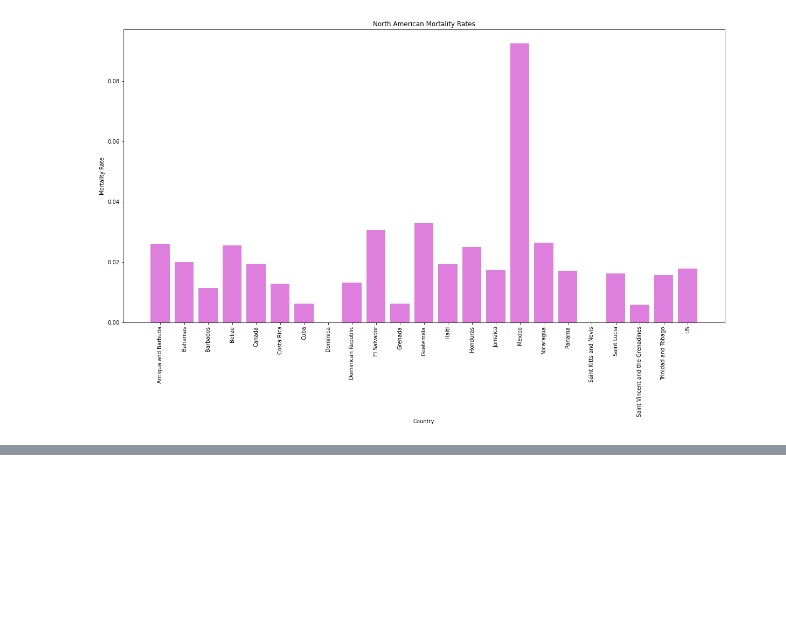
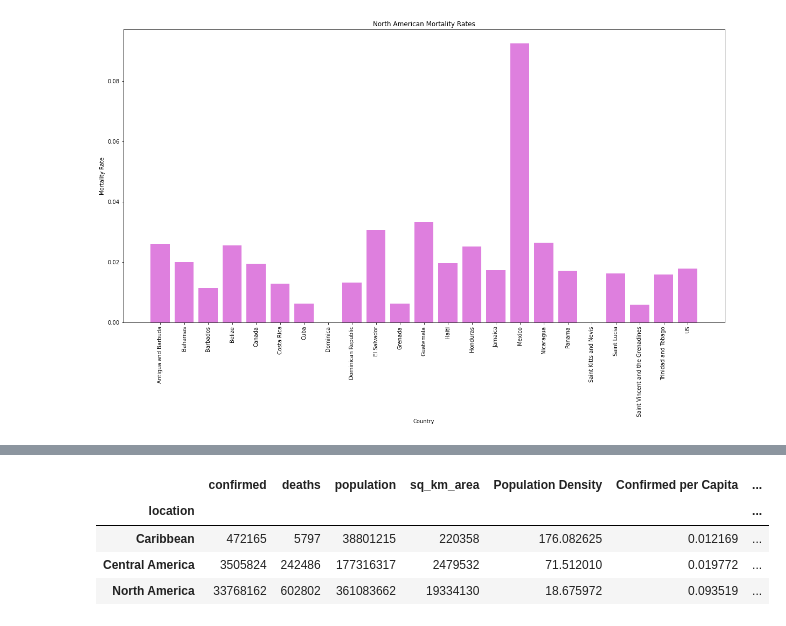
Before and after one commit to grantbot/Project-1, a Jupyter notebook: m-media-api-test.ipynb, the cells around one changed output, grey strips where cells are left out. Drawn from its saved outputs; the diff is of its cells as text; code cells hidden in the pictures; blank space fills up the shorter version.

```diff
--- a/m-media-api-test.ipynb
+++ b/m-media-api-test.ipynb
@@ -320 +327,11 @@ plt.show()
 [figure]
+# %%
+# Using GroupBy in order to separate the data into fields according to "location" values
+grouped_df = new_df.groupby(['location'])
+
+# The object returned is a "GroupBy" object and cannot be viewed normally...
+print(grouped_df)
+
+# In order to be visualized, a data function must be used...
+clean_group_df = grouped_df.sum()
+clean_group_df
@@ -320,0 +345,3 @@ plt.show()
+# %%
+clean_grouped_df = clean_group_df.drop(['life_expectancy'],axis=1)
+clean_grouped_df
@@ -321 +354,13 @@ plt.show()
+# %%
+clean_grouped_df['Population Density'] = clean_grouped_df['population'] / clean_grouped_df['sq_km_area']
+clean_grouped_df['Confirmed per Capita'] = clean_grouped_df['confirmed'] / clean_grouped_df['population']
+clean_grouped_df['Deaths per Capita'] = clean_grouped_df['deaths'] / clean_grouped_df['population']
+
+clean_grouped_df
+# %% [output]
+|  | confirmed | deaths | population | sq_km_area | Population Density | Confirmed per Capita | ... |
+| location |  |  |  |  |  |  | ... |
+| Caribbean | 472165 | 5797 | 38801215 | 220358 | 176.082625 | 0.012169 | ... |
+| Central America | 3505824 | 242486 | 177316317 | 2479532 | 71.512010 | 0.019772 | ... |
+| North America | 33768162 | 602802 | 361083662 | 19334130 | 18.675972 | 0.093519 | ... |
 # %%
```
Also changed, not shown: parts of 15 cells of this notebook, 7 other files.
